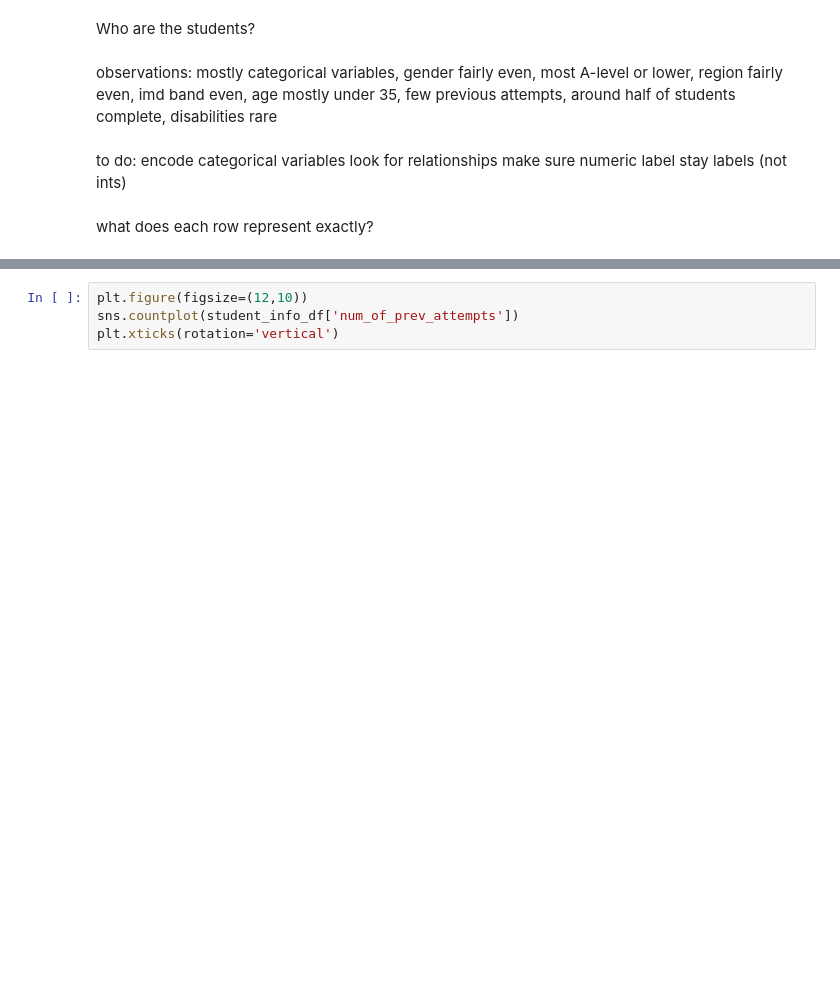
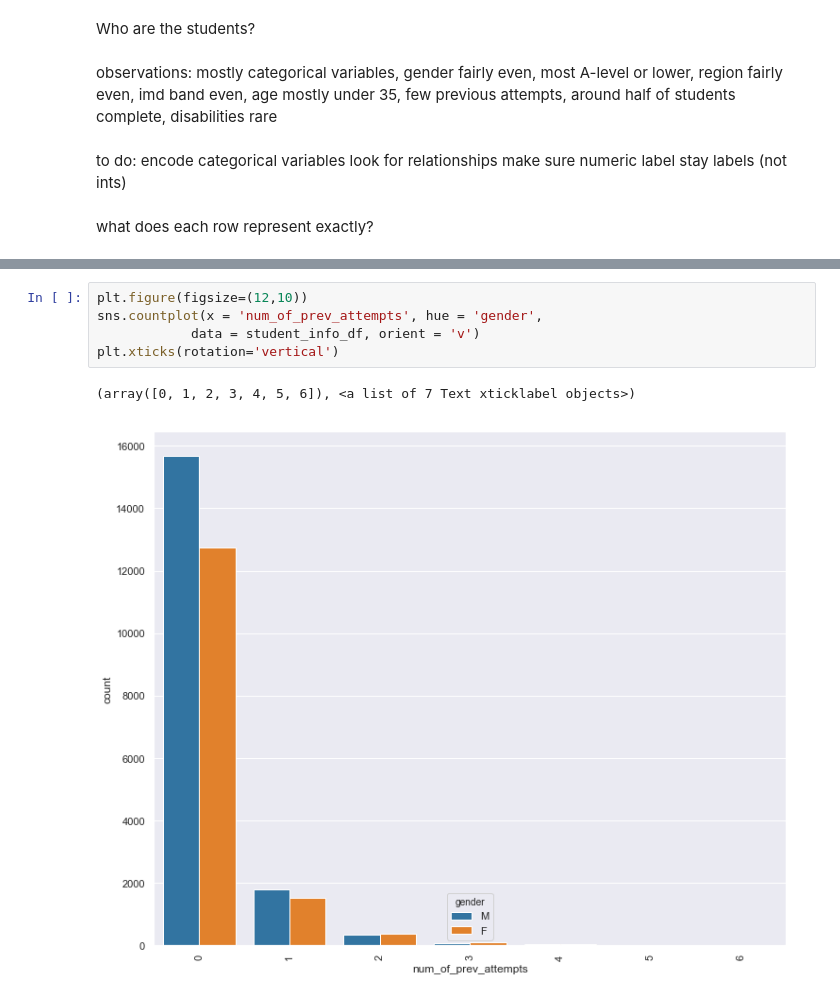
Before and after one commit to jeremymiller00/Predicting-Success-in-Online-Education, a Jupyter notebook: notebooks/exploring_student_info.ipynb, the cells around one changed output, grey strips where cells are left out. Drawn from its saved outputs; the diff is of its cells as text; blank space fills up the shorter version.

```diff
--- a/notebooks/exploring_student_info.ipynb
+++ b/notebooks/exploring_student_info.ipynb
@@ -133,4 +108,8 @@ plt.xticks(rotation='vertical')
 # %%
 plt.figure(figsize=(12,10))
-sns.countplot(student_info_df['num_of_prev_attempts'])
+sns.countplot(x = 'num_of_prev_attempts', hue = 'gender',
+            data = student_info_df, orient = 'v')
 plt.xticks(rotation='vertical')
+# %% [output]
+(array([0, 1, 2, 3, 4, 5, 6]), <a list of 7 Text xticklabel objects>)
+[figure, added]
```
Also changed, not shown: parts of 28 cells of this notebook, 2 other files.
